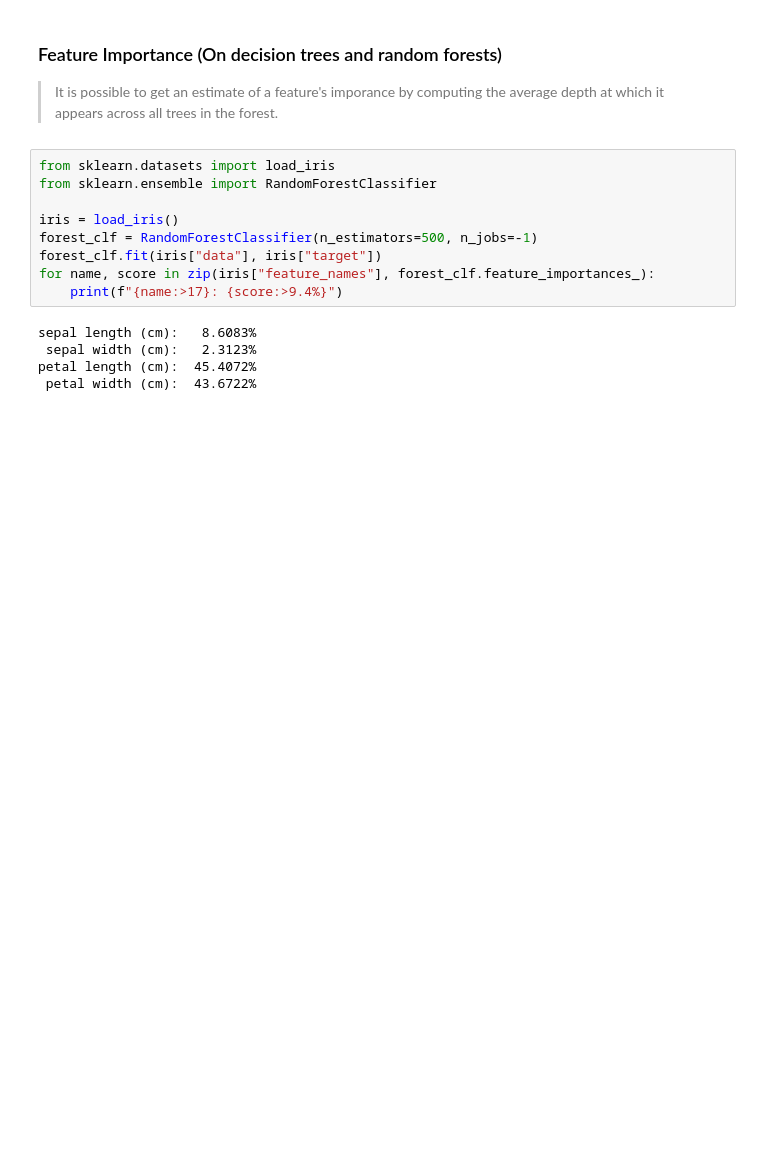
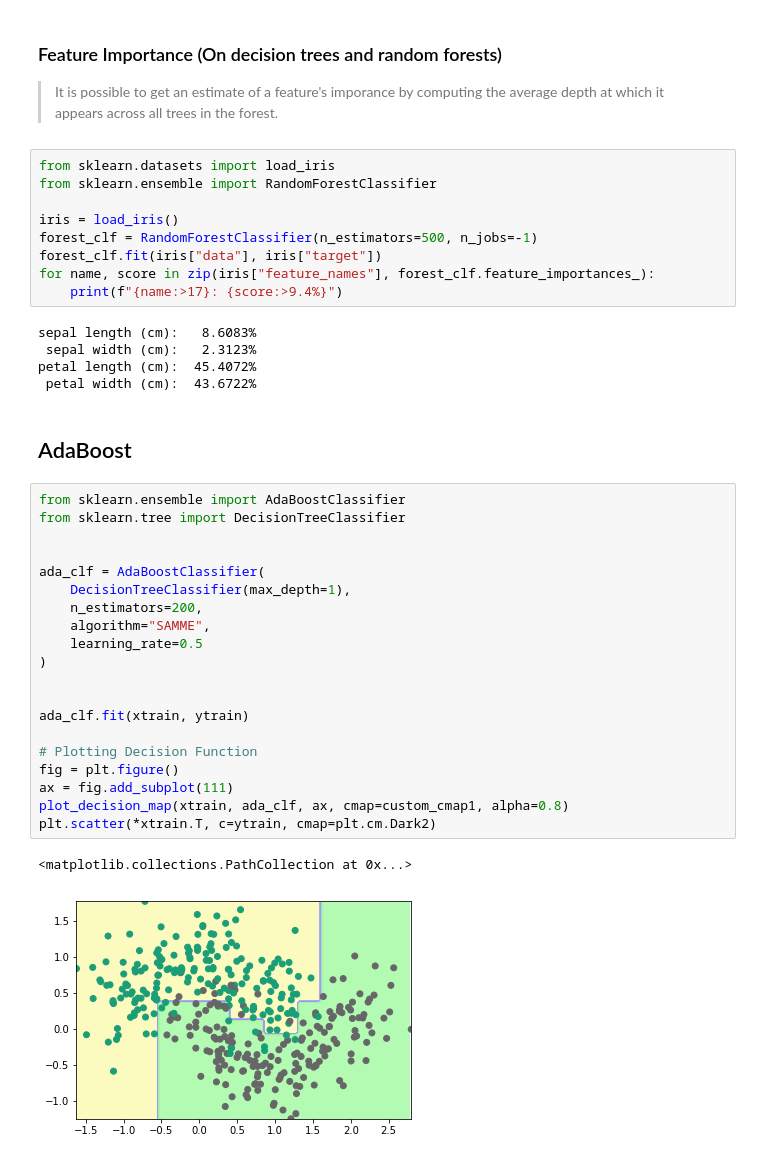
Before and after one commit to gerdm/machine_learning, a Jupyter notebook: scikitlearn_tflow/Ensemble.ipynb, the cells around one changed output. Drawn from its saved outputs; the diff is of its cells as text; blank space fills up the shorter version.

```diff
--- a/scikitlearn_tflow/Ensemble.ipynb
+++ b/scikitlearn_tflow/Ensemble.ipynb
@@ -210,3 +223,28 @@ sepal length (cm):   8.6083%
  sepal width (cm):   2.3123%
 petal length (cm):  45.4072%
  petal width (cm):  43.6722%
+# %% [markdown]
+## AdaBoost
+# %%
+from sklearn.ensemble import AdaBoostClassifier
+from sklearn.tree import DecisionTreeClassifier
+
+
+ada_clf = AdaBoostClassifier(
+    DecisionTreeClassifier(max_depth=1),
+    n_estimators=200,
+    algorithm="SAMME",
+    learning_rate=0.5
+)
+
+
+ada_clf.fit(xtrain, ytrain)
+
+# Plotting Decision Function
+fig = plt.figure()
+ax = fig.add_subplot(111)
+plot_decision_map(xtrain, ada_clf, ax, cmap=custom_cmap1, alpha=0.8)
+plt.scatter(*xtrain.T, c=ytrain, cmap=plt.cm.Dark2)
+# %% [output]
+<matplotlib.collections.PathCollection at 0x...>
+[figure, added]
```
Also changed, not shown: parts of 7 cells of this notebook.
